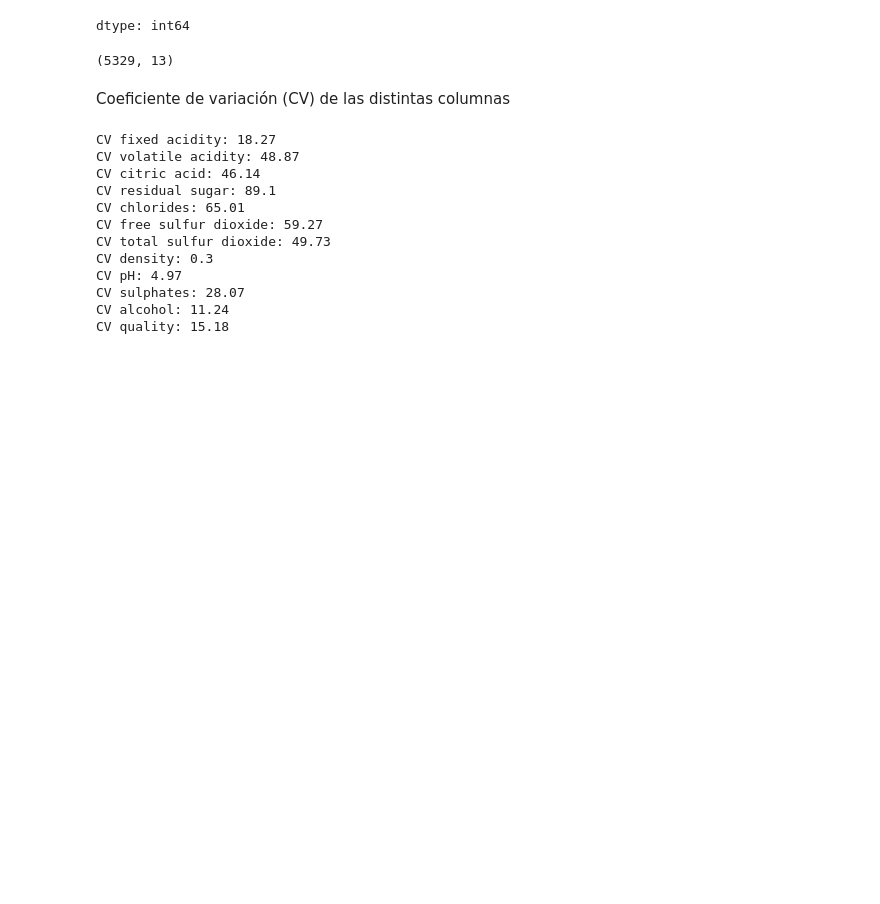
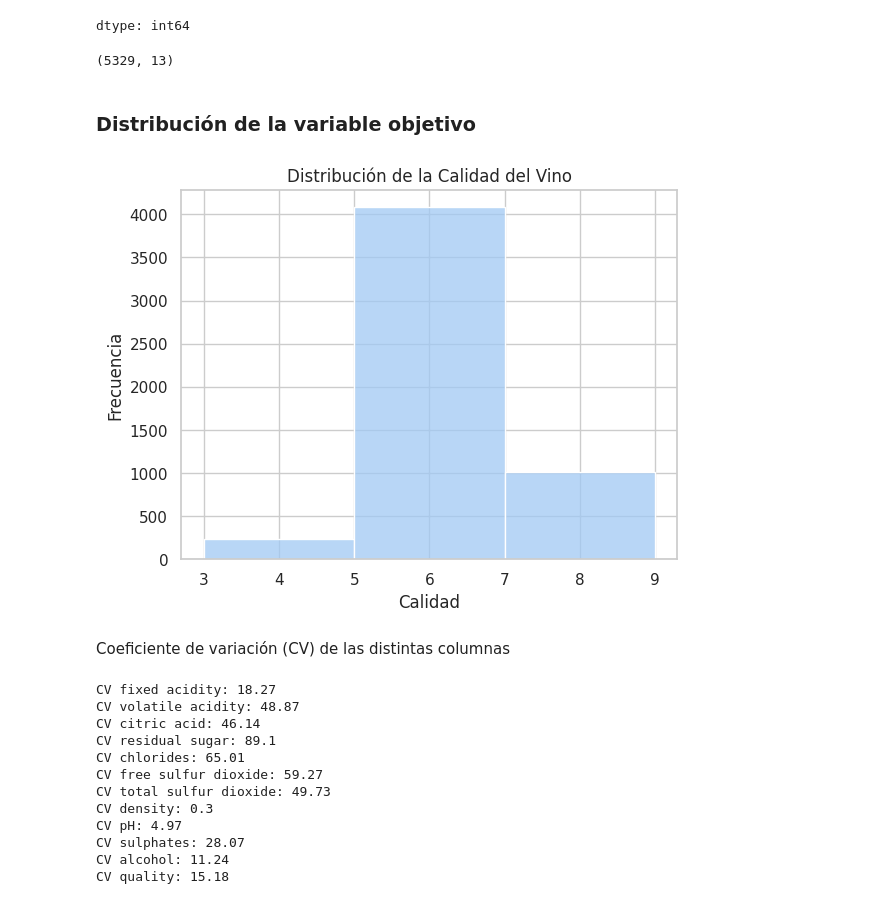
Before and after one commit to eugeinga/CODER-DataScienceI, a Jupyter notebook: ProyectoDS_ParteII_INGARAMO.ipynb, the cells around one changed output. Saved outputs shown, nothing was run; the diff lists cells and outputs as text; code cells hidden in the pictures; blank space fills up the shorter version.

Commit message:
Se agrega distribucion de la variable objetivo

```diff
--- a/ProyectoDS_ParteII_INGARAMO.ipynb
+++ b/ProyectoDS_ParteII_INGARAMO.ipynb
@@ -314,6 +314,16 @@ dtype: int64
 df.shape
 # %% [output]
 (5329, 13)
+# %% [markdown]
+### Distribución de la variable objetivo
+# %%
+sns.histplot(df['quality'], bins=3, kde=False)
+plt.title('Distribución de la Calidad del Vino')
+plt.xlabel('Calidad')
+plt.ylabel('Frecuencia')
+plt.show()
+# %% [output]
+[figure, added]
 # %% [markdown]
 Coeficiente de variación (CV) de las distintas columnas
 # %%
```
Also changed, not shown: parts of 3 cells of this notebook.
